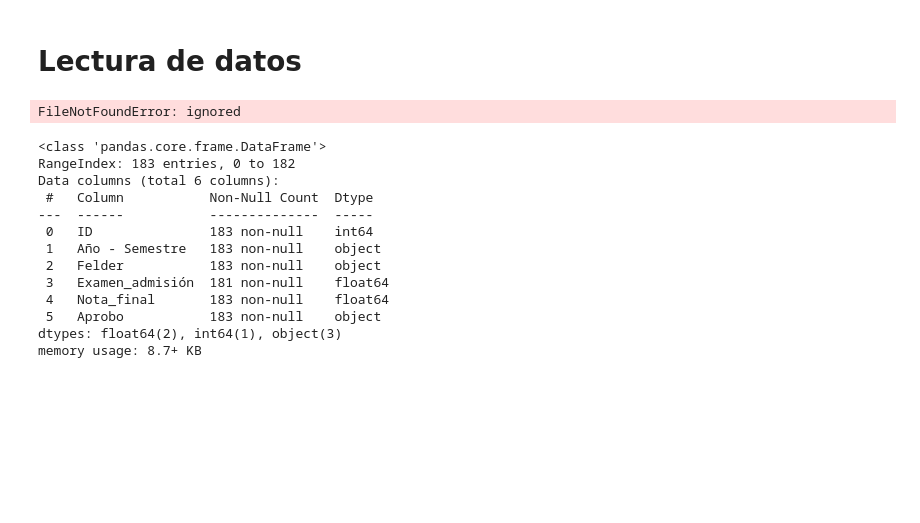
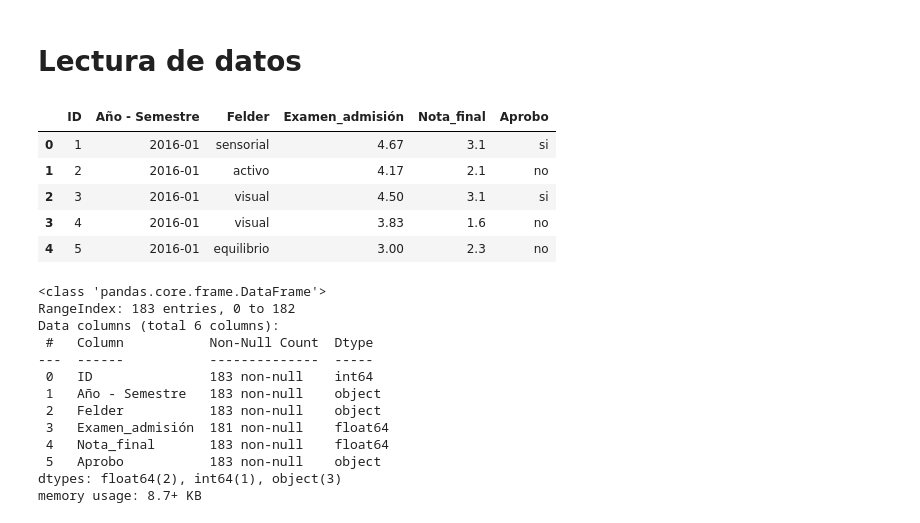
Before and after one commit to Diegomca98/4Geeks-Diego, a Jupyter notebook: M05-Descriptive-Statistics/classwork/estadistica_descriptiva.ipynb, the cells around one changed output. Cells and saved outputs as stored; diff of their text form; code cells hidden in the pictures; blank space fills up the shorter version.

Commit message:
<Fix>xlsx file route for read_excel()

```diff
--- a/M05-Descriptive-Statistics/classwork/estadistica_descriptiva.ipynb
+++ b/M05-Descriptive-Statistics/classwork/estadistica_descriptiva.ipynb
@@ -12,10 +12,15 @@ import matplotlib.pyplot as plt
 import seaborn as sns
 # %%
 ## Cargar dataset
-df = pd.read_excel('/content/Aprobacion curso 2019.xlsx')
+df = pd.read_excel('./aprobacion_curso.xlsx')
 df.head()
 # %% [output]
-FileNotFoundError: ignored
+|  | ID | Año - Semestre | Felder | Examen_admisión | Nota_final | Aprobo |
+| 0 | 1 | 2016-01 | sensorial | 4.67 | 3.1 | si |
+| 1 | 2 | 2016-01 | activo | 4.17 | 2.1 | no |
+| 2 | 3 | 2016-01 | visual | 4.50 | 3.1 | si |
+| 3 | 4 | 2016-01 | visual | 3.83 | 1.6 | no |
+| 4 | 5 | 2016-01 | equilibrio | 3.00 | 2.3 | no |
 # %%
 ### Imformación del dataset
 df.info()
```
Also changed, not shown: parts of 1 cell of this notebook.
